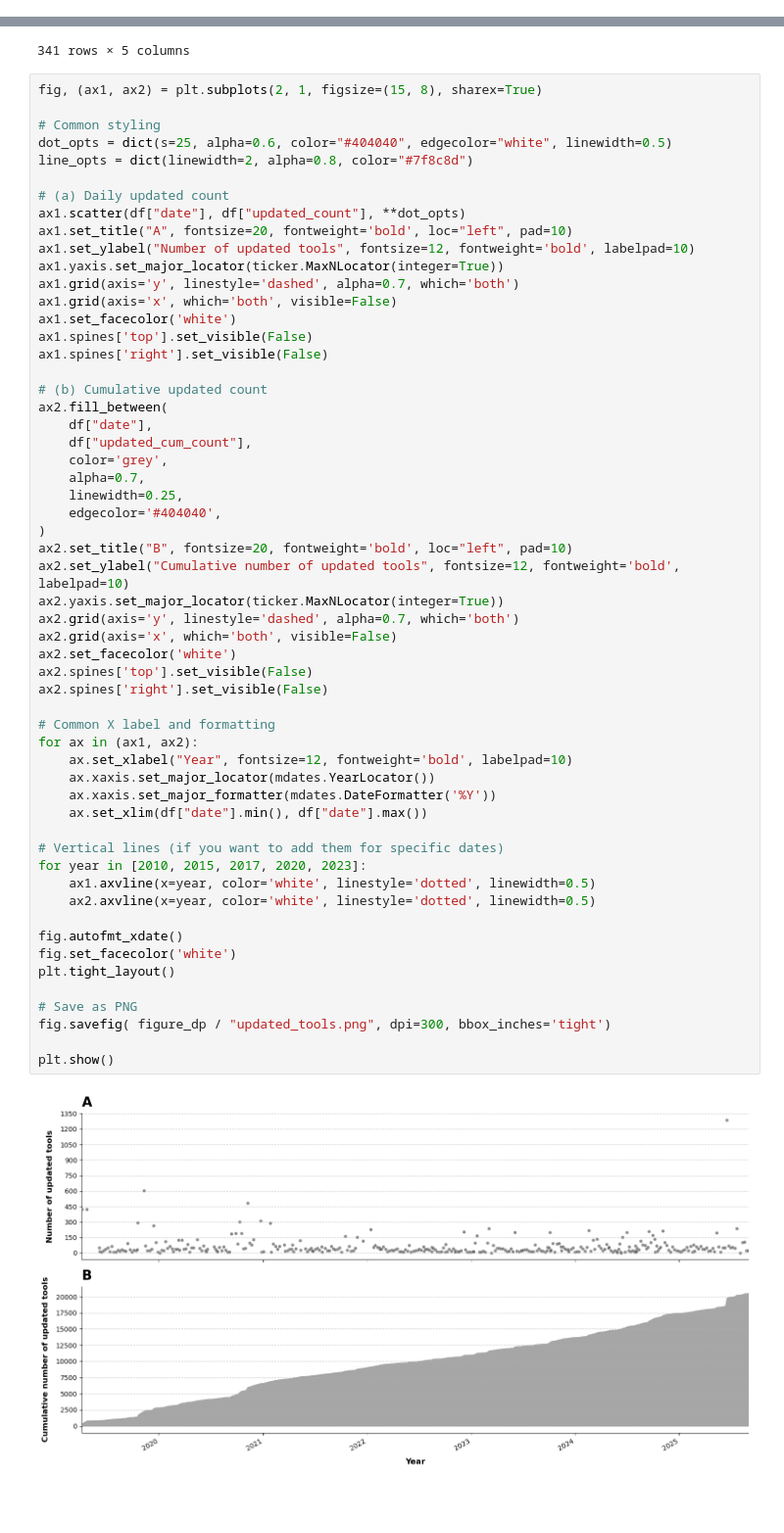
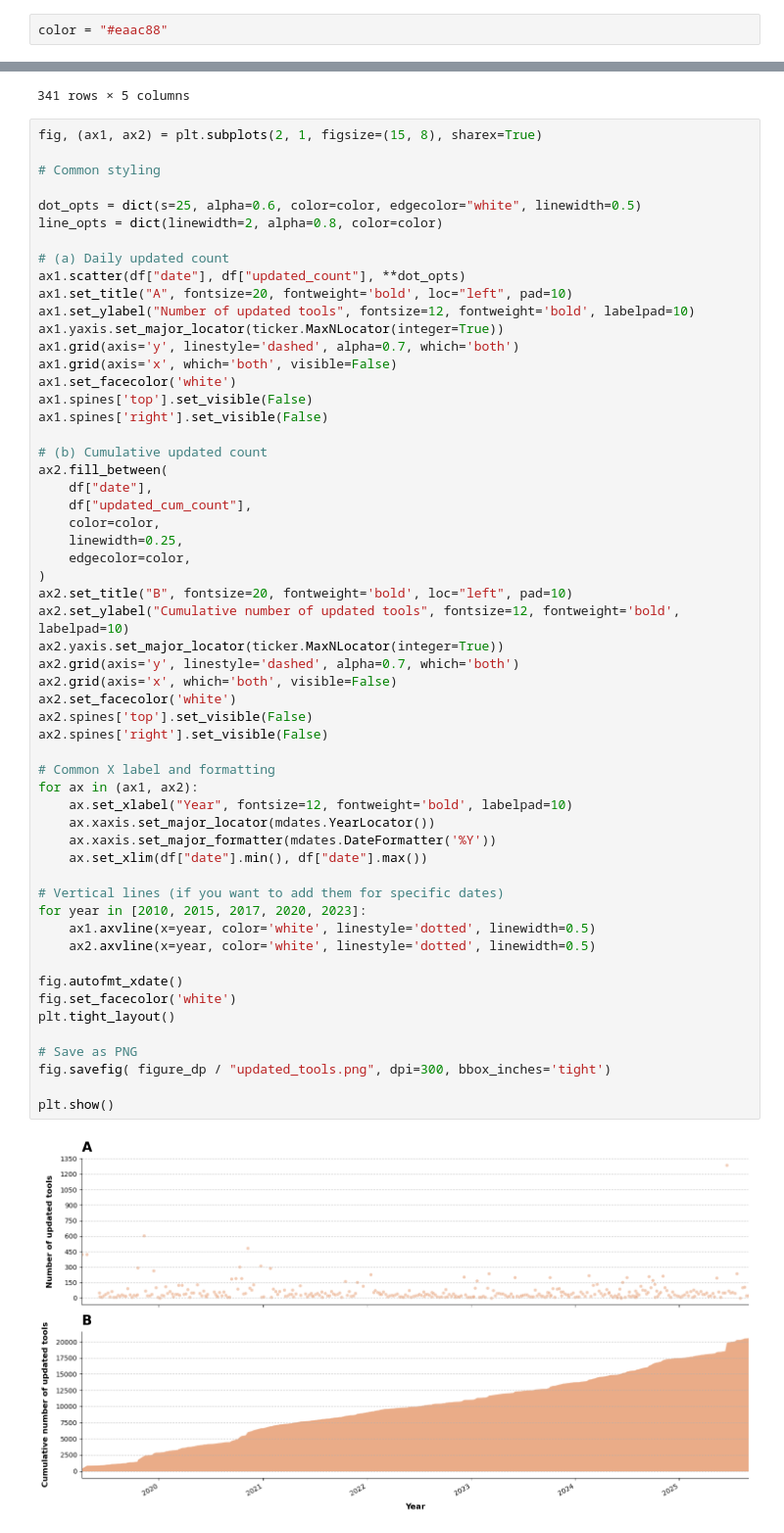
Before and after one commit to usegalaxy-eu/misconception-paper-2025, a Jupyter notebook: bin/extract_tool_changes.ipynb, the cells around one changed output, grey strips where cells are left out. Shown at 98% size. Saved outputs shown, nothing was run; the diff lists cells and outputs as text; blank space fills up the shorter version.

```diff
--- a/bin/extract_tool_changes.ipynb
+++ b/bin/extract_tool_changes.ipynb
@@ -11,6 +11,8 @@ from pathlib import Path
 import matplotlib.pyplot as plt
 import matplotlib.ticker as ticker
 import matplotlib.dates as mdates
+# %%
+color = "#eaac88"
 # %%
 # Load environment variables from .env file
 load_dotenv()
@@ -113,8 +115,9 @@ df
 fig, (ax1, ax2) = plt.subplots(2, 1, figsize=(15, 8), sharex=True)
 
 # Common styling
-dot_opts = dict(s=25, alpha=0.6, color="#404040", edgecolor="white", linewidth=0.5)
-line_opts = dict(linewidth=2, alpha=0.8, color="#7f8c8d")
+
+dot_opts = dict(s=25, alpha=0.6, color=color, edgecolor="white", linewidth=0.5)
+line_opts = dict(linewidth=2, alpha=0.8, color=color)
 
 # (a) Daily updated count
 ax1.scatter(df["date"], df["updated_count"], **dot_opts)
@@ -131,39 +134,38 @@ ax1.spines['right'].set_visible(False)
 ax2.fill_between(
     df["date"],
     df["updated_cum_count"],
-    color='grey',
-    alpha=0.7,
+    color=color,
     linewidth=0.25,
-    edgecolor='#404040',
+    edgecolor=color,
 )
 ax2.set_title("B", fontsize=20, fontweight='bold', loc="left", pad=10)
 ax2.set_ylabel("Cumulative number of updated tools", fontsize=12, fontweight='bold', labelpad=10)
 ax2.yaxis.set_major_locator(ticker.MaxNLocator(integer=True))
 ax2.grid(axis='y', linestyle='dashed', alpha=0.7, which='both')
 ax2.grid(axis='x', which='both', visible=False)
 ax2.set_facecolor('white')
 ax2.spines['top'].set_visible(False)
 ax2.spines['right'].set_visible(False)
 
 # Common X label and formatting
 for ax in (ax1, ax2):
     ax.set_xlabel("Year", fontsize=12, fontweight='bold', labelpad=10)
     ax.xaxis.set_major_locator(mdates.YearLocator())
     ax.xaxis.set_major_formatter(mdates.DateFormatter('%Y'))
     ax.set_xlim(df["date"].min(), df["date"].max())
 
 # Vertical lines (if you want to add them for specific dates)
 for year in [2010, 2015, 2017, 2020, 2023]:
     ax1.axvline(x=year, color='white', linestyle='dotted', linewidth=0.5)
     ax2.axvline(x=year, color='white', linestyle='dotted', linewidth=0.5)
 
 fig.autofmt_xdate()
 fig.set_facecolor('white')
 plt.tight_layout()
 
 # Save as PNG
 fig.savefig( figure_dp / "updated_tools.png", dpi=300, bbox_inches='tight')
 
 plt.show()
 # %% [output]
-[figure, old version]
+[figure, new version]
```
Also changed, not shown: 4 other files.
